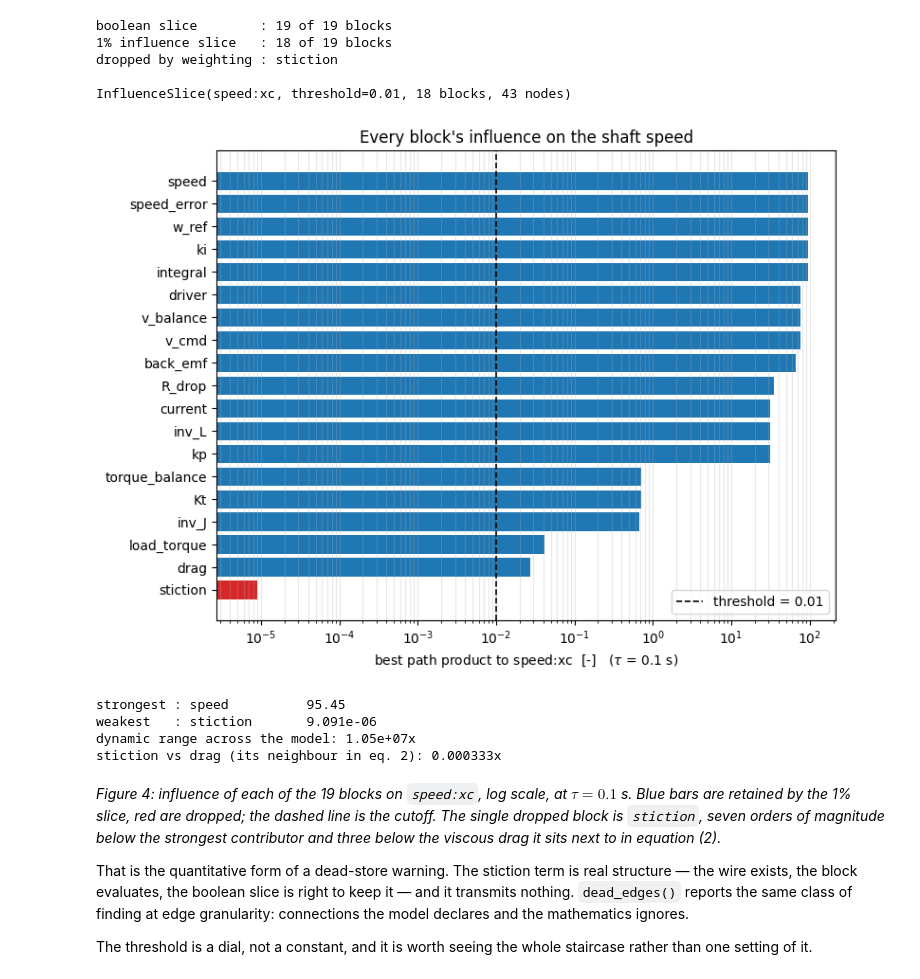
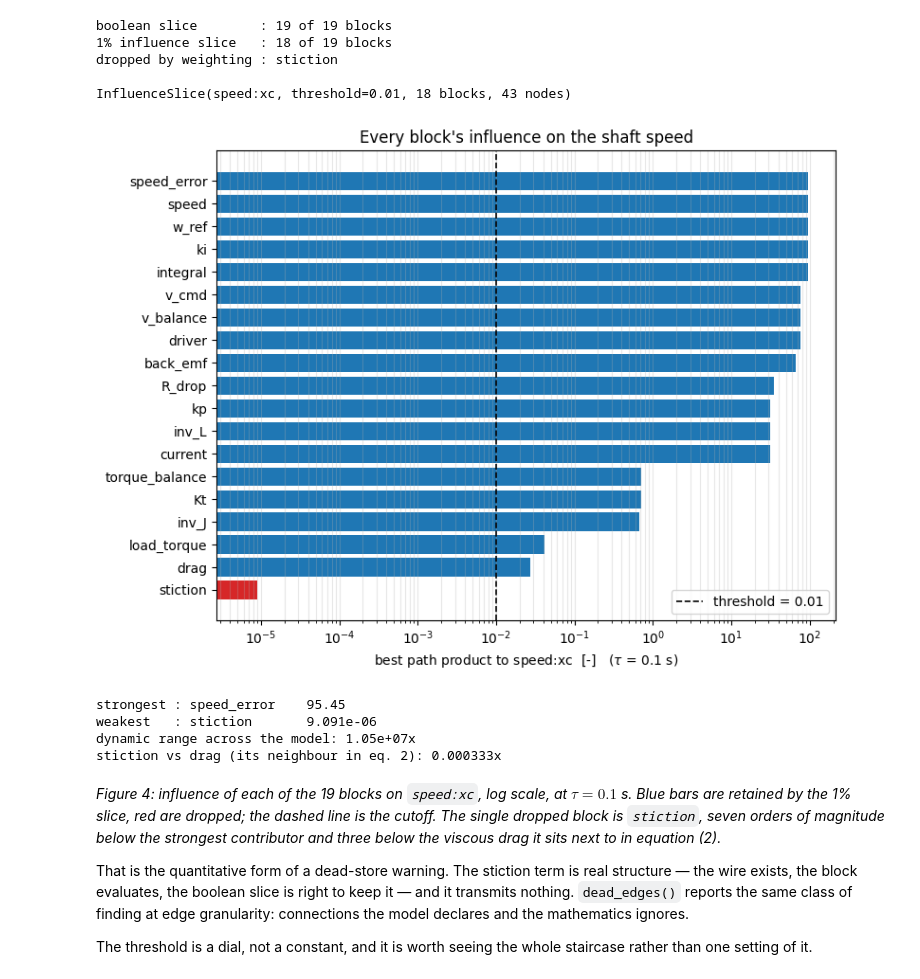
Before and after one commit to machinavitalis/jaxonomy, a Jupyter notebook: docs/examples/quantitative_model_slicing.ipynb, the cells around one changed output. Cells and saved outputs as stored; diff of their text form; code cells hidden in the pictures.

```diff
--- a/docs/examples/quantitative_model_slicing.ipynb
+++ b/docs/examples/quantitative_model_slicing.ipynb
@@ -464,18 +464,11 @@ Machine precision, not "close enough". `tau` really is a frequency choice.
 
 Back to the motor, which has a 2 ms electrical loop nested inside a 3.7 s mechanical one. Because each integrator on a path contributes a factor of $\tau$, blocks at different integrator depths from the target respond differently as $\tau$ moves — and the *dominant route* can change. Let us watch that happen.
 # %%
+# `scores` is keyed by *signal* (a block owns its ports and its state), so a
+# block-level answer is a max over a block's nodes. `.block_scores` does that
+# reduction, ranked, so we do not re-roll it in every figure below.
 def block_scores(graph, target: str, threshold: float = 1e-12) -> dict:
-    """Best path product from each block to `target`, taken over the block's signals.
-
-    `InfluenceSlice.scores` is keyed by signal node, and a block owns several nodes
-    (its ports and its state), so a block's score is the strongest of them.
-    """
-    sliced = graph.slice(target, threshold)
-    scores = {}
-    for node, score in sliced.scores.items():
-        block = graph.graph.nodes[node]["block"]
-        scores[block] = max(scores.get(block, 0.0), abs(score))
-    return scores
+    return graph.slice(target, threshold).block_scores
 
 
 TAU_GRID = np.logspace(-3, 0.6, 7)
@@ -561,31 +554,31 @@ dropped by weighting : stiction
 
 InfluenceSlice(speed:xc, threshold=0.01, 18 blocks, 43 nodes)
 # %%
-scores = block_scores(graph, "speed:xc")
+scores = graph.slice("speed:xc", 1e-12).block_scores
 order = sorted(scores, key=lambda block: scores[block])
 values = [scores[block] for block in order]
 kept = set(quantitative.blocks)
 
 fig, ax = plt.subplots(figsize=(8, 6))
 ax.barh(order, values, color=["tab:blue" if b in kept else "tab:red" for b in order])
 ax.set_xscale("log")
 ax.set_xlim(left=min(values) * 0.3)
 ax.axvline(0.01, color="k", ls="--", lw=1.2, label="threshold = 0.01")
 ax.set_xlabel(f"best path product to speed:xc  [-]   ($\\tau$ = {graph.tau:g} s)")
 ax.set_title("Every block's influence on the shaft speed")
 ax.legend(loc="lower right")
 ax.grid(True, axis="x", which="both", alpha=0.3)
 fig.tight_layout()
 plt.show()
 
 print(f"strongest : {order[-1]:<14s} {values[-1]:.4g}")
 print(f"weakest   : {order[0]:<14s} {values[0]:.4g}")
 print(f"dynamic range across the model: {values[-1] / values[0]:.3g}x")
 print(f"stiction vs drag (its neighbour in eq. 2): "
       f"{scores['stiction'] / scores['drag']:.3g}x")
 # %% [output]
-[figure, old version]
+[figure, new version]
-strongest : speed          95.45
+strongest : speed_error    95.45
 weakest   : stiction       9.091e-06
 dynamic range across the model: 1.05e+07x
 stiction vs drag (its neighbour in eq. 2): 0.000333x
```
Also changed, not shown: 3 other files.
